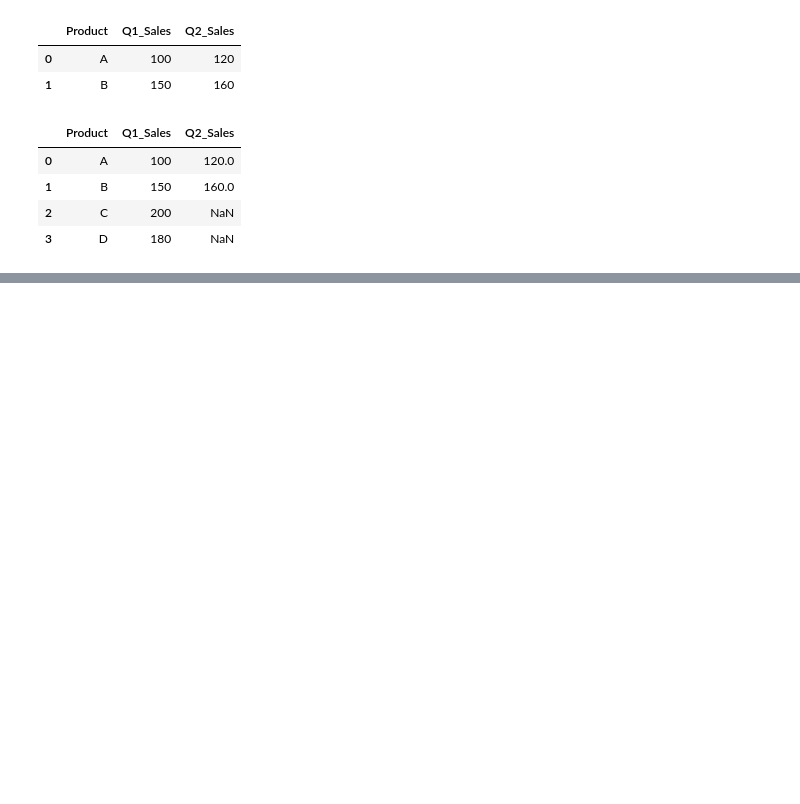
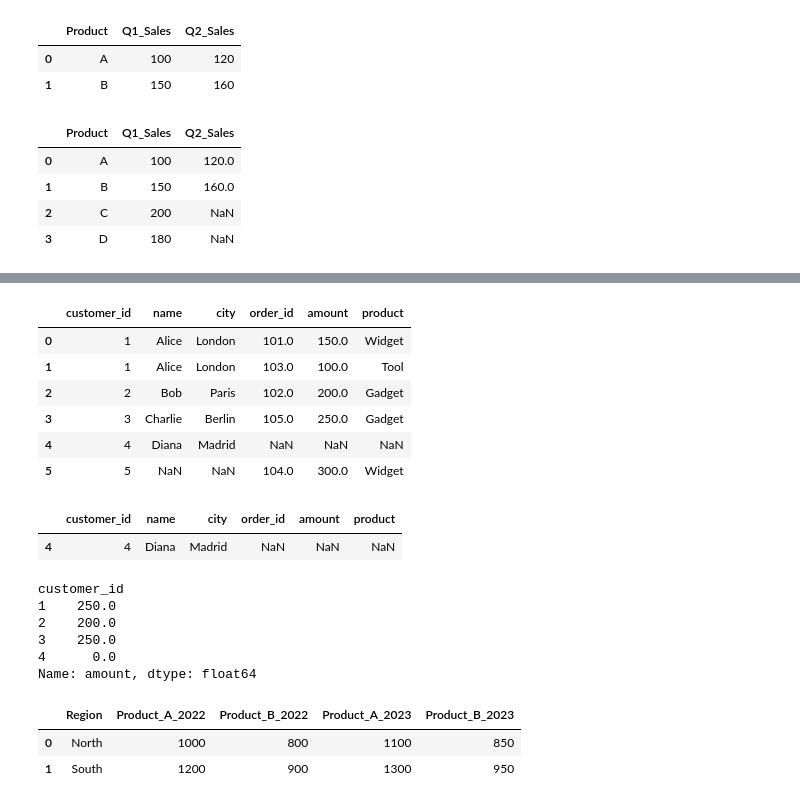
Before and after one commit to KEN-DATALABS/PROJECT-LIST, a Jupyter notebook: OneDrive/Documents/List Project/Project2.ipynb, the cells around one changed output, grey strips where cells are left out. Drawn from its saved outputs; the diff is of its cells as text; code cells hidden in the pictures; blank space fills up the shorter version.

```diff
--- a/OneDrive/Documents/List Project/Project2.ipynb
+++ b/OneDrive/Documents/List Project/Project2.ipynb
@@ -1098,3 +1098,19 @@ pd.merge(b1,b2,on=['Product','Q1_Sales'],how = 'outer')
 | 1 | B | 150 | 160.0 |
 | 2 | C | 200 | NaN |
 | 3 | D | 180 | NaN |
+# %%
+customers = pd.DataFrame({
+    'customer_id': [1, 2, 3, 4],
+    'name': ['Alice', 'Bob', 'Charlie', 'Diana'],
+    'city': ['London', 'Paris', 'Berlin', 'Madrid']
+})
+
+orders = pd.DataFrame({
+    'order_id': [101, 102, 103, 104, 105],
+    'customer_id': [1, 2, 1, 5, 3],
+    'amount': [150, 200, 100, 300, 250],
+    'product': ['Widget', 'Gadget', 'Tool', 'Widget', 'Gadget']
+})
+
+lef = pd.merge(customers, orders, on ='customer_id', how= 'left')
+lef
@@ -1100,0 +1133,38 @@ pd.merge(b1,b2,on=['Product','Q1_Sales'],how = 'outer')
+# %%
+suma = pd.merge(customers,orders,on='customer_id',how='outer')
+suma
+# %% [output]
+|  | customer_id | name | city | order_id | amount | product |
+| 0 | 1 | Alice | London | 101.0 | 150.0 | Widget |
+| 1 | 1 | Alice | London | 103.0 | 100.0 | Tool |
+| 2 | 2 | Bob | Paris | 102.0 | 200.0 | Gadget |
+| 3 | 3 | Charlie | Berlin | 105.0 | 250.0 | Gadget |
+| 4 | 4 | Diana | Madrid | NaN | NaN | NaN |
+| 5 | 5 | NaN | NaN | 104.0 | 300.0 | Widget |
+# %%
+lef[lef['order_id'].isna()]
+# %% [output]
+|  | customer_id | name | city | order_id | amount | product |
+| 4 | 4 | Diana | Madrid | NaN | NaN | NaN |
+# %%
+lef.groupby('customer_id')['amount'].sum()
+# %% [output]
+customer_id
+1    250.0
+2    200.0
+3    250.0
+4      0.0
+Name: amount, dtype: float64
+# %%
+wide_sales = pd.DataFrame({
+    'Region': ['North', 'South'],
+    'Product_A_2022': [1000, 1200],
+    'Product_B_2022': [800, 900],
+    'Product_A_2023': [1100, 1300],
+    'Product_B_2023': [850, 950]
+})
+wide_sales
+# %% [output]
+|  | Region | Product_A_2022 | Product_B_2022 | Product_A_2023 | Product_B_2023 |
+| 0 | North | 1000 | 800 | 1100 | 850 |
+| 1 | South | 1200 | 900 | 1300 | 950 |
```
Also changed, not shown: parts of 6 cells of this notebook.
